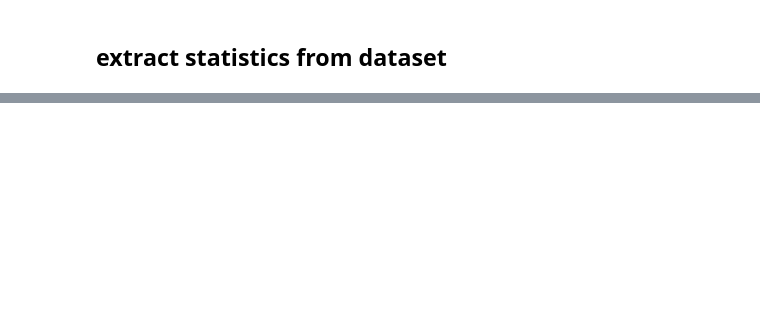
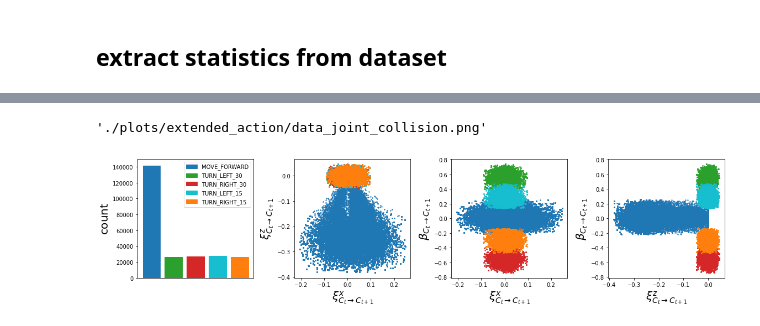
Before and after one commit to memmelma/VO-Transformer, a Jupyter notebook: dataset_statistics_extended_action.ipynb, the cells around one changed output, grey strips where cells are left out. Drawn from its saved outputs; the diff is of its cells as text; code cells hidden in the pictures; blank space fills up the shorter version.

```diff
--- a/dataset_statistics_extended_action.ipynb
+++ b/dataset_statistics_extended_action.ipynb
@@ -174,0 +183,48 @@ plt.savefig(os.path.join(outpath,'distributions'+fname_append+'.pdf'))
+# %%
+### plot setup ###
+plt.rcParams["figure.figsize"] = (16,4)
+fig, axs = plt.subplots(1,4)
+ACTIONS = {0: "STOP", 1: "MOVE_FORWARD", 2: "TURN_LEFT_30", 3: "TURN_RIGHT_30", 4: "TURN_LEFT_15", 5: "TURN_RIGHT_15"}
+
+### barplot ###
+barlist = axs[0].bar(x=[0,1,2,3,4], height=[(data_tmp['actions']==act).sum() for act in data_tmp['actions'].unique()])
+
+for i, (act, bar) in enumerate(zip(data_tmp['actions'].unique(), barlist)):
+    bar.set_color(COLORS[i])
+    bar.set_label(ACTIONS[act.item()])
+
+axs[0].set_xticks([])
+axs[0].set_ylabel(r'$\mathrm{count}$', fontsize=20)
+axs[0].set_ylim([0, 150000])
+axs[0].legend()
+
+### scatter plots ###
+label_dict = dict({
+    'delta_xs': r'$\xi^x_{C_t\rightarrow C_{t+1}}$',
+    'delta_zs': r'$\xi^z_{C_t\rightarrow C_{t+1}}$',
+    'delta_yaws': r'$\beta_{C_t\rightarrow C_{t+1}}$',
+})
+
+plots = [('delta_xs', 'delta_zs'), ('delta_xs', 'delta_yaws'), ('delta_zs', 'delta_yaws')]
+
+for i, (kx,ky) in enumerate(plots):
+    for act in data_tmp['actions'].unique():
+        selector = data_tmp['actions']==act
+        axs[i+1].scatter(data_tmp[kx][selector],
+                    data_tmp[ky][selector],
+                    label=ACTIONS[act.item()], s=2,
+                    color=COLORS[act.item()-1])
+
+    axs[i+1].set_xlabel(label_dict[kx], fontsize=20)
+    axs[i+1].set_ylabel(label_dict[ky], fontsize=20)
+
+    axs[i+1].tick_params(labelsize=10)
+
+### save plot ###
+plt.tight_layout()
+outfile = os.path.join(outpath,'data_joint'+fname_append+'.png')
+plt.savefig(outfile, dpi=300)
+outfile
+# %% [output]
+'./plots/extended_action/data_joint_collision.png'
+[figure, added]
```
Also changed, not shown: parts of 7 cells of this notebook, 3 other files.
